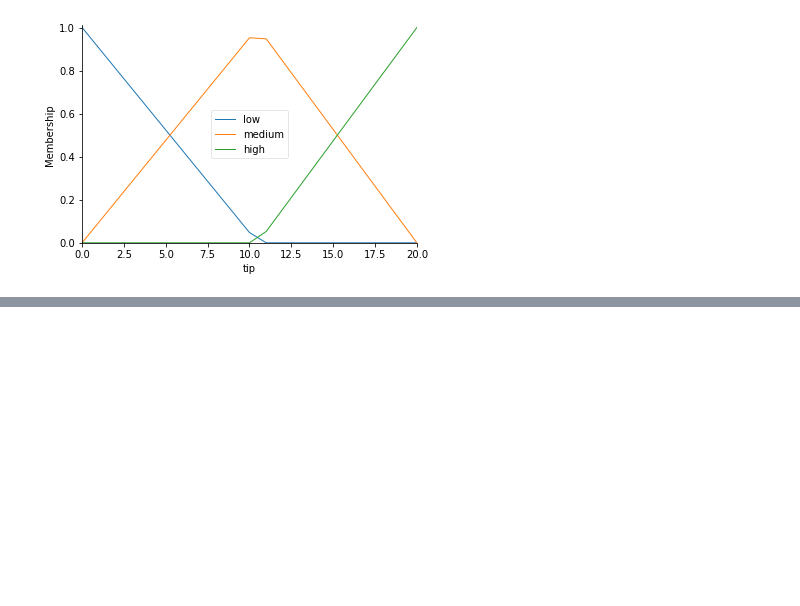
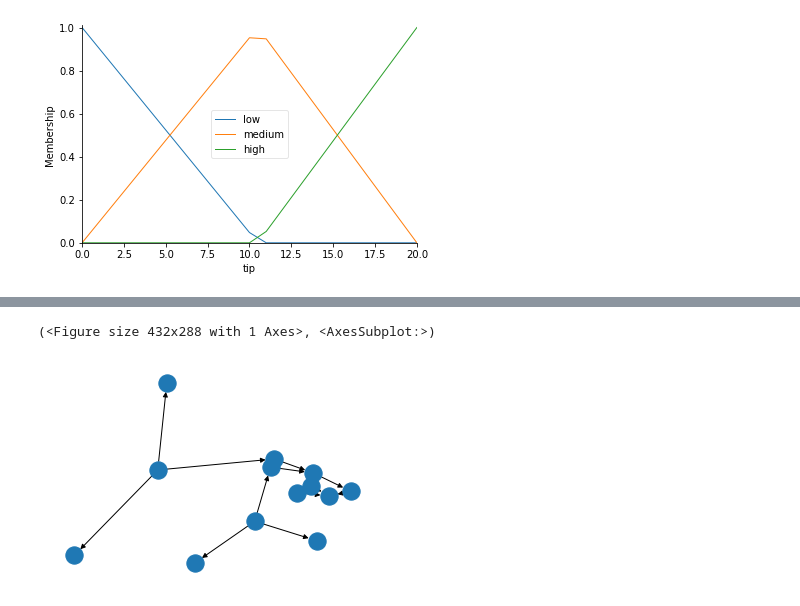
Before and after one commit to Hzye/21_DST_Swarm_Concepts, a Jupyter notebook: test.ipynb, the cells around one changed output, grey strips where cells are left out. Saved outputs shown, nothing was run; the diff lists cells and outputs as text; code cells hidden in the pictures; blank space fills up the shorter version.

```diff
--- a/test.ipynb
+++ b/test.ipynb
@@ -38,0 +54,5 @@ tip.view()
+# %%
+rule4.view()
+# %% [output]
+(<Figure size 432x288 with 1 Axes>, <AxesSubplot:>)
+[figure, added]
```
Also changed, not shown: parts of 3 cells of this notebook.
